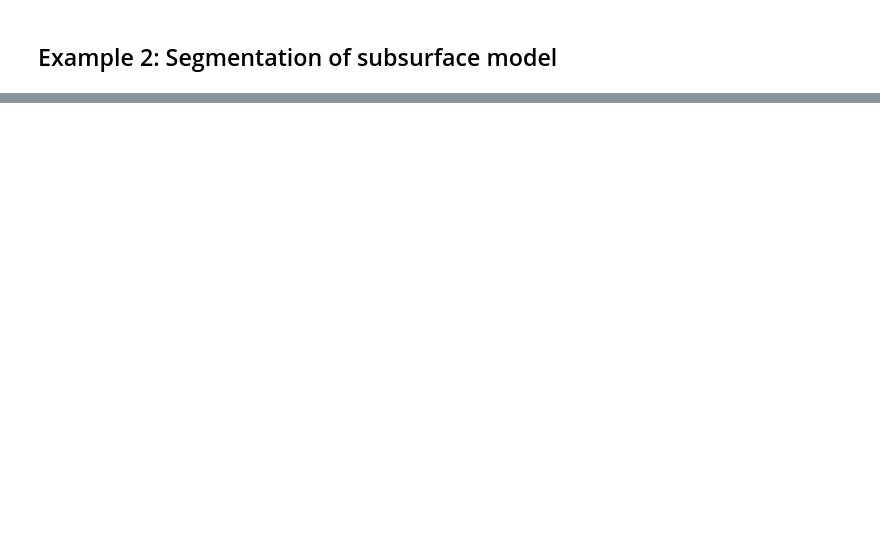
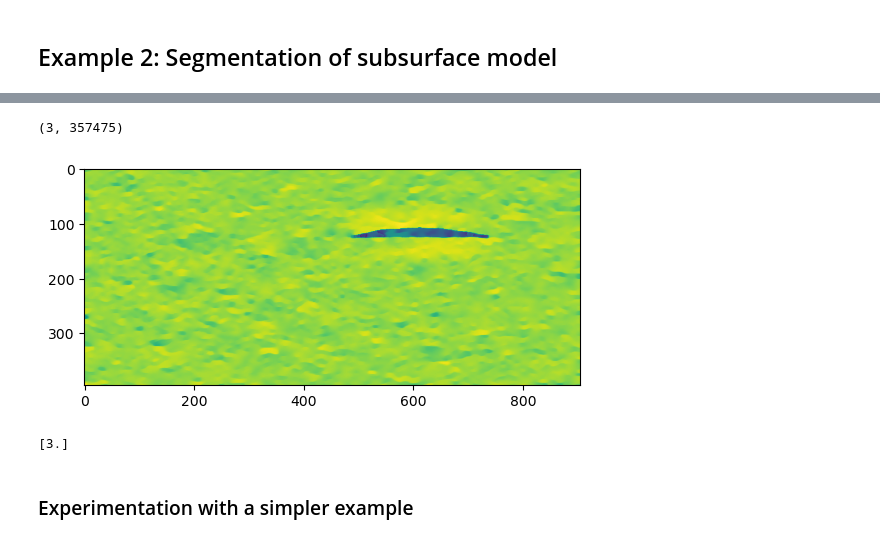
Before and after one commit to DIG-Kaust/HPC_Hackathon_DIG, a Jupyter notebook: Segmentation_examples.ipynb, the cells around one changed output, grey strips where cells are left out. Drawn from its saved outputs; the diff is of its cells as text; code cells hidden in the pictures; blank space fills up the shorter version.

```diff
--- a/Segmentation_examples.ipynb
+++ b/Segmentation_examples.ipynb
@@ -132,0 +104,19 @@ plt.show()
+# %%
+def PrimalDual_(proxf, proxg, A, x0, tau, mu, z=None, theta=1., niter=10,
+               gfirst=True, callback=None, callbacky=False, show=False):
+
+    x = x0.copy()
+    xhat = x.copy()
+    y = np.zeros(A.shape[0], dtype=x.dtype)
+
+    for iiter in range(niter):
+        xold = x.copy()
+        y = proxg.proxdual(y + mu * A.matvec(xhat), mu)
+        ATy = A.rmatvec(y)
+        if z is not None:
+            ATy += z
+        x = proxf.prox(x - tau * ATy, tau)
+        xhat = x + theta * (x - xold)
+
+
+    return x, (x - tau * ATy)
@@ -132,0 +170,21 @@ plt.show()
+# %%
+colors = [(1, 0, 0), (142, 142, 142), (0, 0, 1)]
+cmap = LinearSegmentedColormap.from_list('segm', colors, N=3)
+cl    = np.array([-0.05,0, 0.05])
+sigma = 1.
+alpha = 0.001
+
+y = \
+    Segment1(dif, cl, sigma, alpha, niter=1, show=True,
+            kwargs_simplex=dict(engine='numba', maxiter=10, call=False))
+
+# fig, ax = plt.subplots(1,2, figsize=(20,5))
+# im0 = ax[0].imshow(dif, cmap='seismic', vmin = -0.1, vmax = 0.1)
+# ax[0].axis('tight');
+# ax[0].set_title('Impedance difference')
+# im1 = ax[1].imshow(segpd_classes, cmap=cmap, vmin=0, vmax=2)
+# ax[1].axis('tight');
+# ax[1].set_title('Segmentation result')
+# fig.colorbar(im0, ax=ax[0], orientation='vertical')
+# fig.colorbar(im1, ax=ax[1], orientation='vertical')
+# plt.show()
@@ -132,0 +265,11 @@ plt.show()
+# %%
+dims = dif.shape
+ndims = len(dims)
+dimsprod = np.prod(np.array(dims))
+cl    = np.array([-0.05,0, 0.05])
+ncl = len(cl)
+coeff = np.ones(3)
+z  = y.reshape((ncl, dimsprod))
+z.shape
+# %% [output]
+(3, 357475)
@@ -132,0 +281,4 @@ plt.show()
+# %%
+plt.imshow(y.reshape((3,395,905))[2]);
+# %% [output]
+[figure, added]
@@ -132,0 +292,4 @@ plt.show()
+# %%
+print(c)
+# %% [output]
+[3.]
@@ -132,0 +299,2 @@ plt.show()
+# %% [markdown]
+### Experimentation with a simpler example
```
Also changed, not shown: parts of 26 cells of this notebook, 1 other file.
